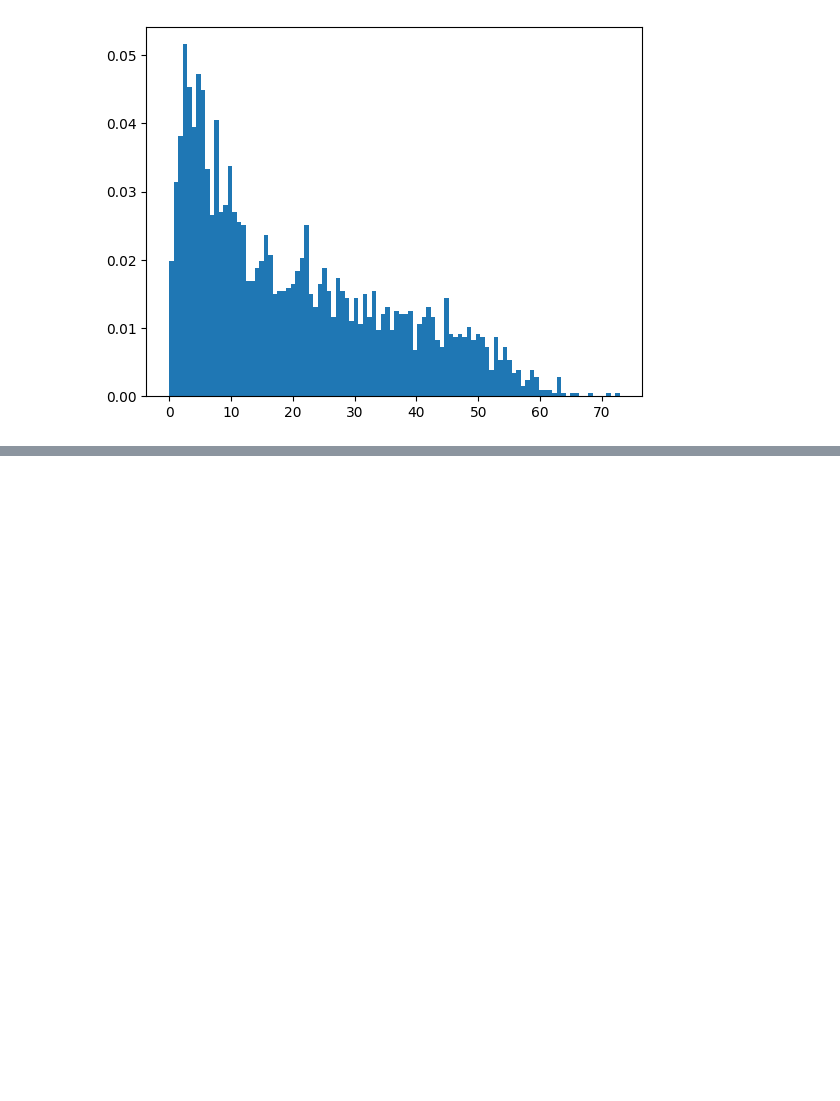
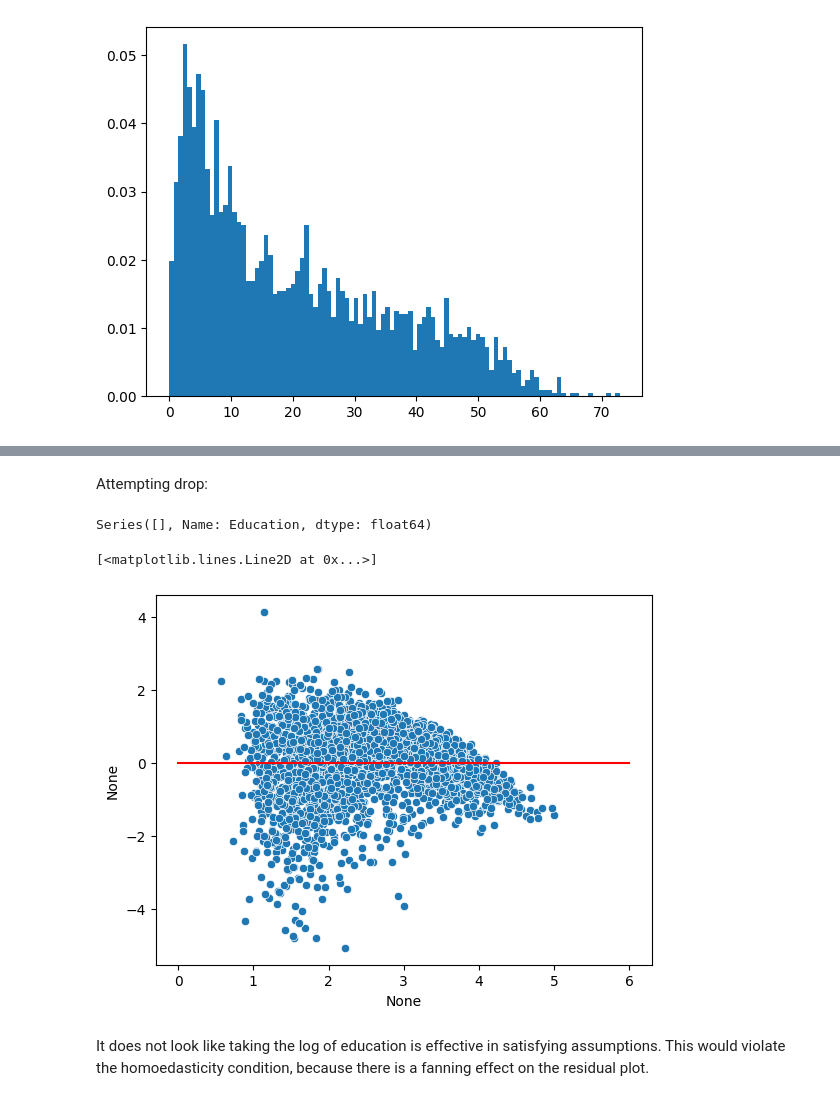
Before and after one commit to valenciaaalberto/Math189Project, a Jupyter notebook: Data/project.ipynb, the cells around one changed output, grey strips where cells are left out. Saved outputs shown, nothing was run; the diff lists cells and outputs as text; code cells hidden in the pictures; blank space fills up the shorter version.

Commit message:
Assessing log education

```diff
--- a/Data/project.ipynb
+++ b/Data/project.ipynb
@@ -412,0 +417,4 @@ plt.hist(sd_la['Education'], bins=100, density=True)
+# %%
+sd_la_log = sd_la
+# sd_la_log['log-Education'] = np.log(sd_la_log['Education'])
+sd_la_log[sd_la_log['Education'] == 0]['Education']
@@ -412,0 +433,19 @@ plt.hist(sd_la['Education'], bins=100, density=True)
+# %% [markdown]
+Attempting drop:
+# %%
+sd_la_log = sd_la_log[sd_la_log['Education'] != 0]
+# %% [output]
+Series([], Name: Education, dtype: float64)
+# %%
+
+log_model = smf.ols('np.log(Education) ~ Poverty + Lead + Asthma + Linguistic_Isolation + Pollution_Burden + C(Is_La)', sd_la_log).fit()
+# %%
+def standardize(X):
+    return (X - X.mean()) / X.std()
+sns.scatterplot(x=log_model.fittedvalues, y=standardize(log_model.resid))
+plt.plot(np.linspace(0, 6, 100), np.zeros(100), 'r')
+# %% [output]
+[<matplotlib.lines.Line2D at 0x...>]
+[figure, added]
+# %% [markdown]
+It does not look like taking the log of education is effective in satisfying assumptions. This would violate the homoedasticity condition, because there is a fanning effect on the residual plot.
```
Also changed, not shown: parts of 10 cells of this notebook.
